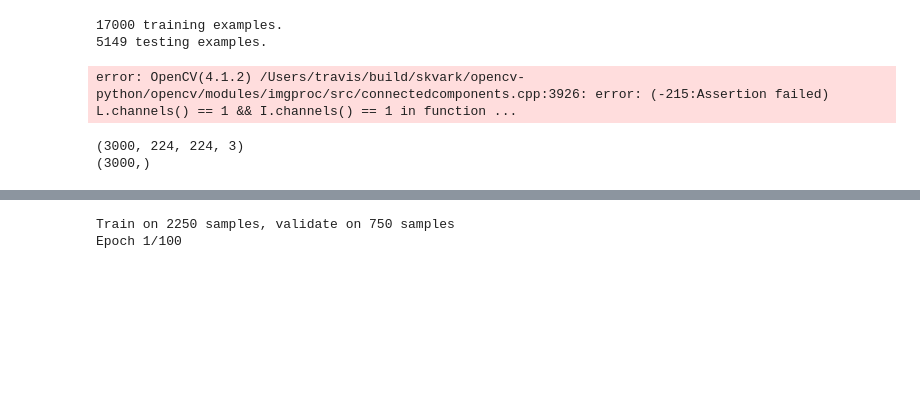
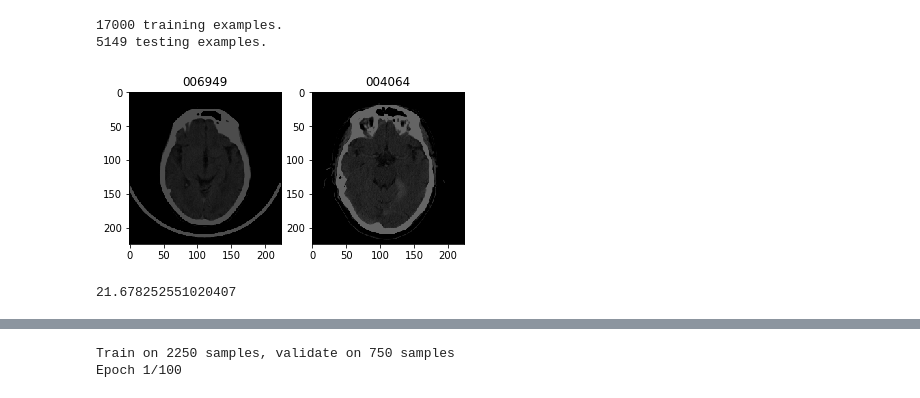
Before and after one commit to bicsi/cv, a Jupyter notebook: Untitled.ipynb, the cells around one changed output, grey strips where cells are left out. Cells and saved outputs as stored; diff of their text form; code cells hidden in the pictures; blank space fills up the shorter version.

```diff
--- a/Untitled.ipynb
+++ b/Untitled.ipynb
@@ -118,12 +118,29 @@ def read_and_process_image(name, verbose=False):
         plt.show()
 
     return cropped
-# %%
-img_name = np.random.choice(names)
-# img_name = '003252'
-_ = read_and_process_image(img_name, verbose=True)
-# %% [output]
-error: OpenCV(4.1.2) /Users/travis/build/skvark/opencv-python/opencv/modules/imgproc/src/connectedcomponents.cpp:3926: error: (-215:Assertion failed) L.channels() == 1 && I.channels() == 1 in function ...
+# %%
+def choose(label):
+    idx = np.random.choice(np.arange(len(names)))
+    if labels[idx] != label:
+        return choose(label)
+    img_name = names[idx]
+    return img_name
+
+    return img
+
+plt.subplot(1, 2, 1)
+i0 = choose(0)
+plt.title(i0)
+plt.imshow(read_image(i0))
+plt.subplot(1, 2, 2)
+i1 = choose(1)
+plt.title(i1)
+plt.imshow(read_image(i1))
+plt.show()
+print(np.mean(read_image(i1)))
+# %% [output]
+[figure, added]
+21.678252551020407
 # %%
 # zeros, ones = [], []
 # for name, label in list(zip(names, labels)):
@@ -141,17 +158,3 @@ error: OpenCV(4.1.2) /Users/travis/build/skvark/opencv-python/opencv/modules/img
 # plt.title('ONES')
 # plt.hist(ones)
 # plt.show()
-# %%
-X = []
-for name in names[:3000]:
-    img = read_image(name)
-    img = img / 255.
-    img -= np.mean(img)
-    X.append(img)
-X = np.array(X, dtype=np.float32)
-y = np.array(labels[:3000], dtype=np.float32)
-print(X.shape)
-print(y.shape)
-# %% [output]
-(3000, 224, 224, 3)
-(3000,)
```
Also changed, not shown: parts of 5 cells of this notebook.
